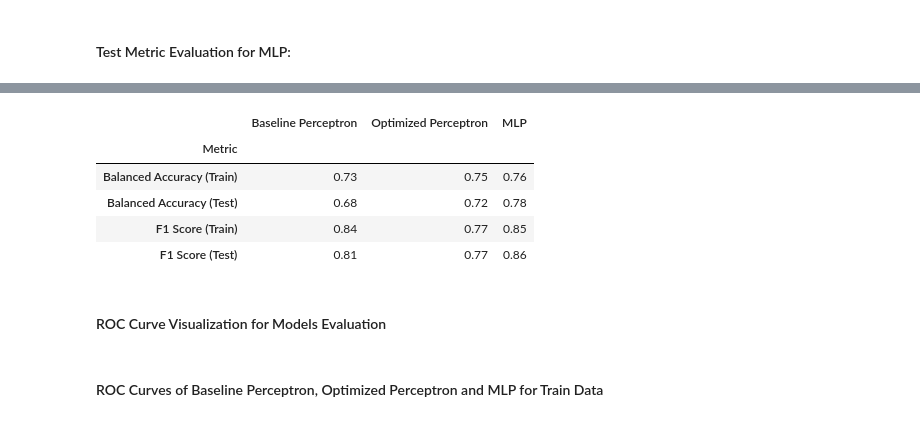
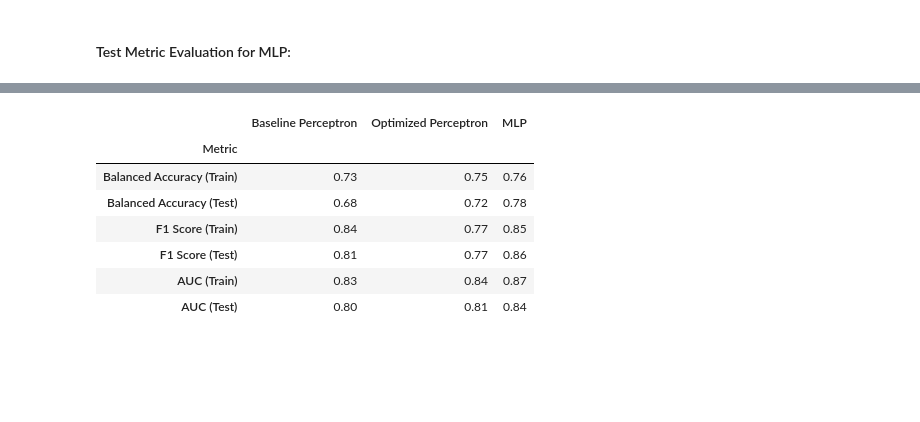
Before and after one commit to Harish-Thota1/Deep_Learning_Assignment, a Jupyter notebook: Deep_Learning_Assignment1_Updated.ipynb, the cells around one changed output, grey strips where cells are left out. Saved outputs shown, nothing was run; the diff lists cells and outputs as text; code cells hidden in the pictures; blank space fills up the shorter version.

```diff
--- a/Deep_Learning_Assignment1_Updated.ipynb
+++ b/Deep_Learning_Assignment1_Updated.ipynb
@@ -342,9 +343,6 @@ def evaluate_model(model_name, model, X, y, dataset_name="Test"):
         "Balanced Accuracy": "{:.2f}".format(b_accuracy),
         "f1_score": "{:.2f}".format(f1),
         "AUC": "{:.2f}".format(auc),
-        "FPR": fpr,
-        "TPR": tpr,
-        "Thresholds": thresholds
     }
 # %% [markdown]
 #### Baseline Perceptron
@@ -600,28 +554,41 @@ AUC: 0.84
 # %%
+# Organizing the collected metrics for each model in a structured format
 metrics_data = {
-    'Metric': ['Balanced Accuracy (Train)', 'Balanced Accuracy (Test)', 'F1 Score (Train)', 'F1 Score (Test)'],
+    # Defining the metrics names for better clarity in the table
+    'Metric': ['Balanced Accuracy (Train)', 'Balanced Accuracy (Test)',
+               'F1 Score (Train)', 'F1 Score (Test)',
+               'AUC (Train)', 'AUC (Test)'],
+
+    # Metrics values for the Baseline Perceptron model
     'Baseline Perceptron': [ppn_train_metrics['Balanced Accuracy'], ppn_test_metrics['Balanced Accuracy'],
-                            ppn_train_metrics['f1_score'], ppn_test_metrics['f1_score']],
+                            ppn_train_metrics['f1_score'], ppn_test_metrics['f1_score'],
+                            ppn_train_metrics['AUC'], ppn_test_metrics['AUC']],
+
+    # Metrics values for the Optimized Perceptron model
     'Optimized Perceptron': [best_ppn_train_metrics['Balanced Accuracy'], best_ppn_test_metrics['Balanced Accuracy'],
-                             best_ppn_train_metrics['f1_score'], best_ppn_test_metrics['f1_score']],
+                             best_ppn_train_metrics['f1_score'], best_ppn_test_metrics['f1_score'],
+                             best_ppn_train_metrics['AUC'], best_ppn_test_metrics['AUC']],
+
+    # Metrics values for the MLP model
     'MLP': [mlp_train_metrics['Balanced Accuracy'], mlp_test_metrics['Balanced Accuracy'],
-            mlp_train_metrics['f1_score'], mlp_test_metrics['f1_score']]
+            mlp_train_metrics['f1_score'], mlp_test_metrics['f1_score'],
+            mlp_train_metrics['AUC'], mlp_test_metrics['AUC']]
 }
 
-# Create a DataFrame
+# Create a DataFrame from the metrics data for easy visualization and comparison
 metrics_table = pd.DataFrame(metrics_data)
 
-# Set the 'Metric' column as the index
+# Setting the 'Metric' column as the index for better representation in the table
 metrics_table = metrics_table.set_index('Metric')
 
-# Display the metrics table
+# Display the formatted metrics table
 metrics_table
 # %% [output]
 |  | Baseline Perceptron | Optimized Perceptron | MLP |
 | Metric |  |  |  |
 | Balanced Accuracy (Train) | 0.73 | 0.75 | 0.76 |
 | Balanced Accuracy (Test) | 0.68 | 0.72 | 0.78 |
 | F1 Score (Train) | 0.84 | 0.77 | 0.85 |
 | F1 Score (Test) | 0.81 | 0.77 | 0.86 |
+| AUC (Train) | 0.83 | 0.84 | 0.87 |
+| AUC (Test) | 0.80 | 0.81 | 0.84 |
-# %% [markdown]
-#### ROC Curve Visualization for Models Evaluation
@@ -663,2 +594,0 @@ def plot_roc_curve(fpr_data, tpr_data, auc_data, dataset_name="Test"):
-# %% [markdown]
-#### ROC Curves of Baseline Perceptron, Optimized Perceptron and MLP for Train Data
```
Also changed, not shown: parts of 17 cells of this notebook.
